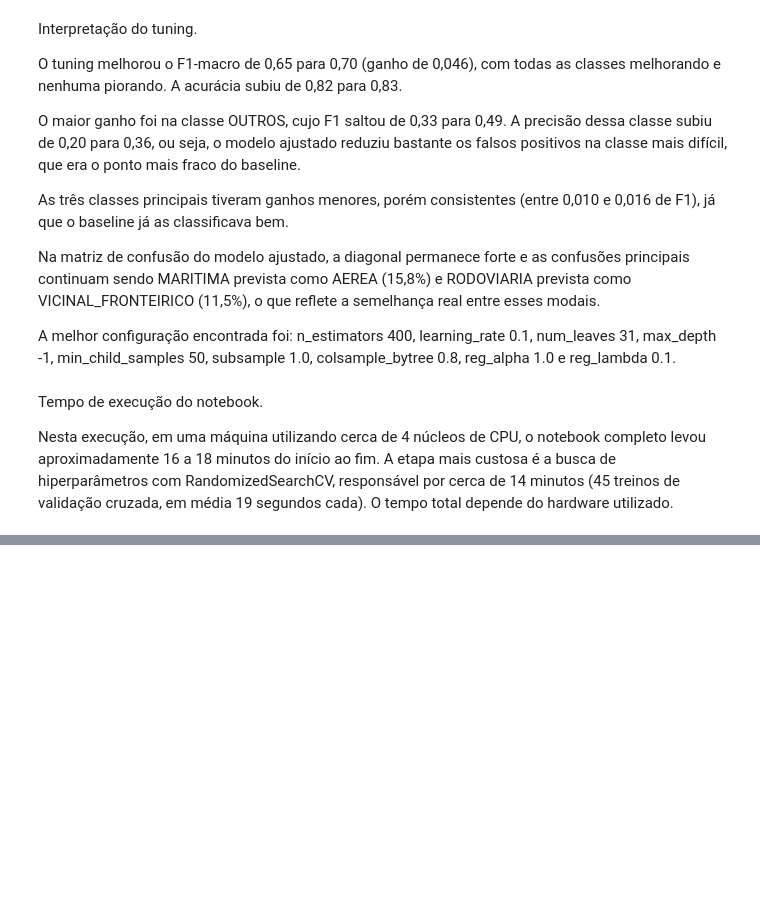
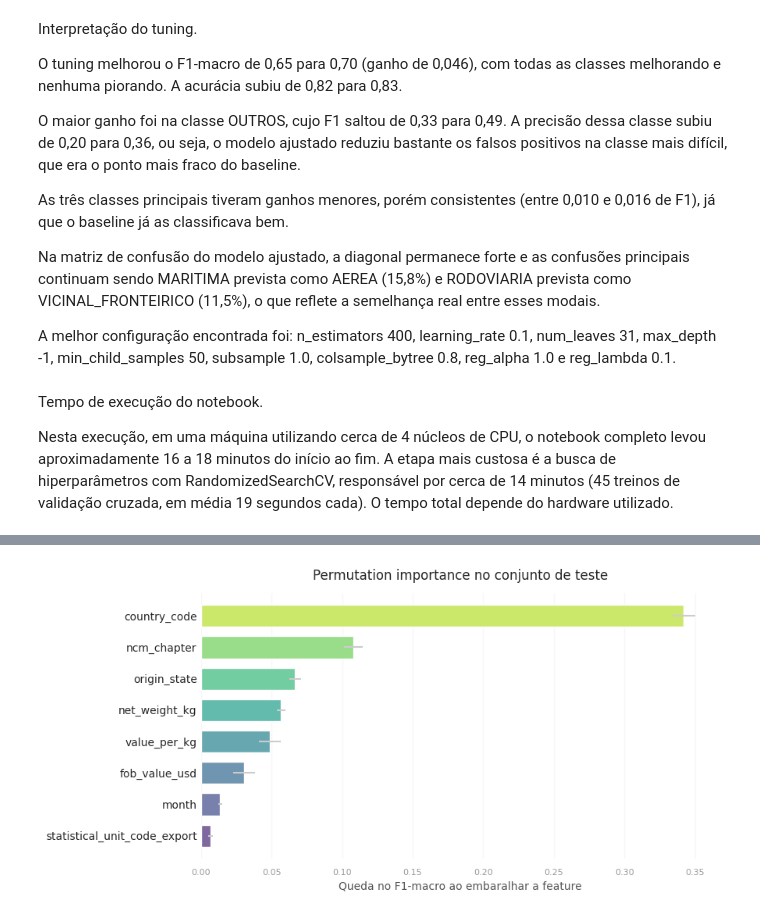
Before and after one commit to PamLissa/br-foreign-trade-analysis, a Jupyter notebook: milestone-4/notebooks/lightgbm_modeling.ipynb, the cells around one changed output, grey strips where cells are left out. Cells and saved outputs as stored; diff of their text form; code cells hidden in the pictures; blank space fills up the shorter version.

```diff
--- a/milestone-4/notebooks/lightgbm_modeling.ipynb
+++ b/milestone-4/notebooks/lightgbm_modeling.ipynb
@@ -584,0 +633,15 @@ Nesta execução, em uma máquina utilizando cerca de 4 núcleos de CPU, o noteb
+# %%
+from sklearn.inspection import permutation_importance
+
+# Amostra estratificada do teste para acelerar a permutation importance
+X_perm, _, y_perm, _ = train_test_split(
+    X_test, y_test, train_size=50_000, random_state=RANDOM_STATE, stratify=y_test)
+perm = permutation_importance(
+    tuned, X_perm, y_perm, scoring='f1_macro', n_repeats=5,
+    random_state=RANDOM_STATE, n_jobs=1)
+imp_perm = pd.DataFrame({
+    'feature': list(X_perm.columns),
+    'queda_f1_macro': perm.importances_mean.round(4),
+    'desvio': perm.importances_std.round(4),
+}).sort_values('queda_f1_macro', ascending=False).reset_index(drop=True)
+imp_perm
@@ -584,0 +658,18 @@ Nesta execução, em uma máquina utilizando cerca de 4 núcleos de CPU, o noteb
+# %%
+# Grafico da permutation importance
+order = imp_perm.sort_values('queda_f1_macro')
+colors = [lighten(c, 0.3) for c in sns.color_palette('viridis', len(order))]
+fig, ax = plt.subplots(figsize=(9, 4.5))
+ax.barh(order['feature'], order['queda_f1_macro'], xerr=order['desvio'],
+        color=colors, edgecolor='white', height=0.7, error_kw={'ecolor': '#cccccc'})
+ax.set_xlabel('Queda no F1-macro ao embaralhar a feature', fontsize=10, color='#555555')
+ax.set_title('Permutation importance no conjunto de teste', fontsize=12, pad=12)
+ax.tick_params(axis='y', length=0, labelsize=10)
+ax.tick_params(axis='x', colors='#999999', labelsize=8)
+sns.despine(left=True, bottom=True)
+ax.grid(axis='x', alpha=0.15)
+plt.tight_layout()
+plt.savefig(RESULTS_DIR / 'feature_importance_permutation.png', dpi=140, bbox_inches='tight')
+plt.show()
+# %% [output]
+[figure, added]
```
Also changed, not shown: parts of 5 cells of this notebook.
